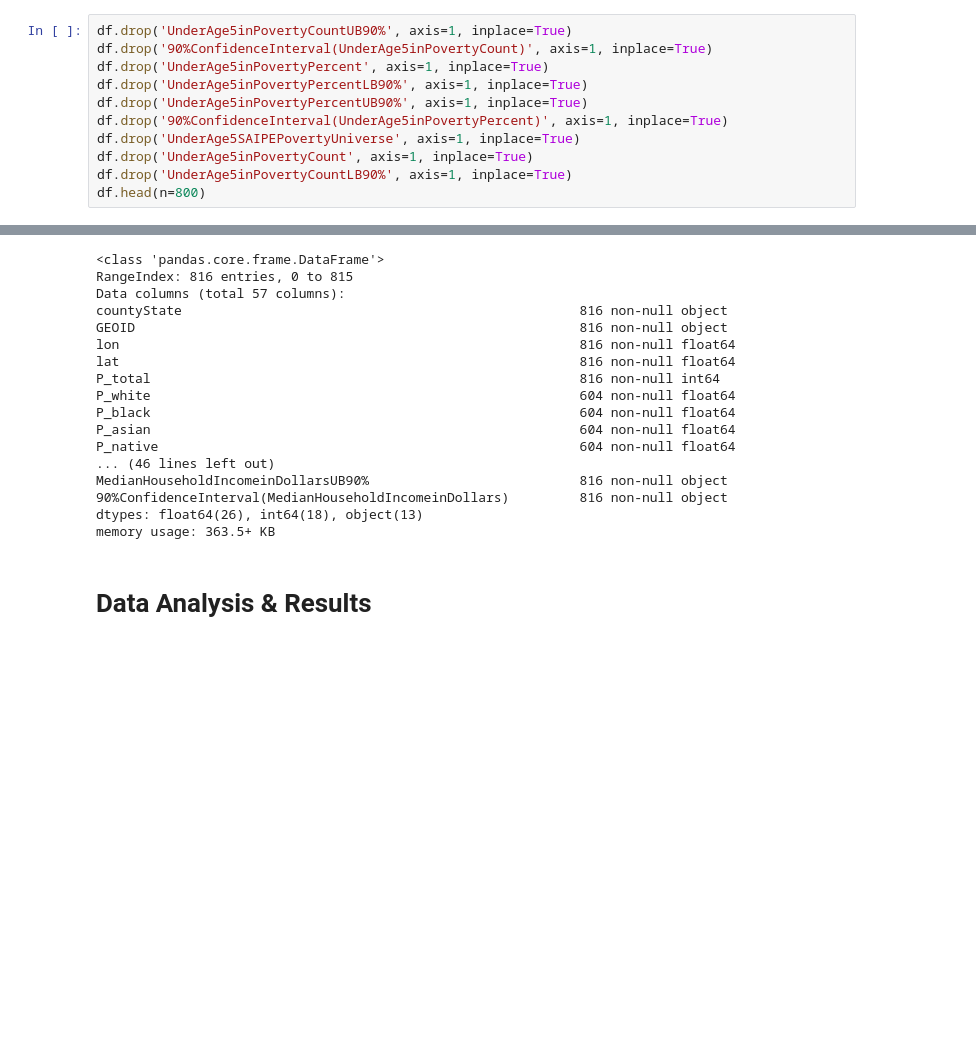
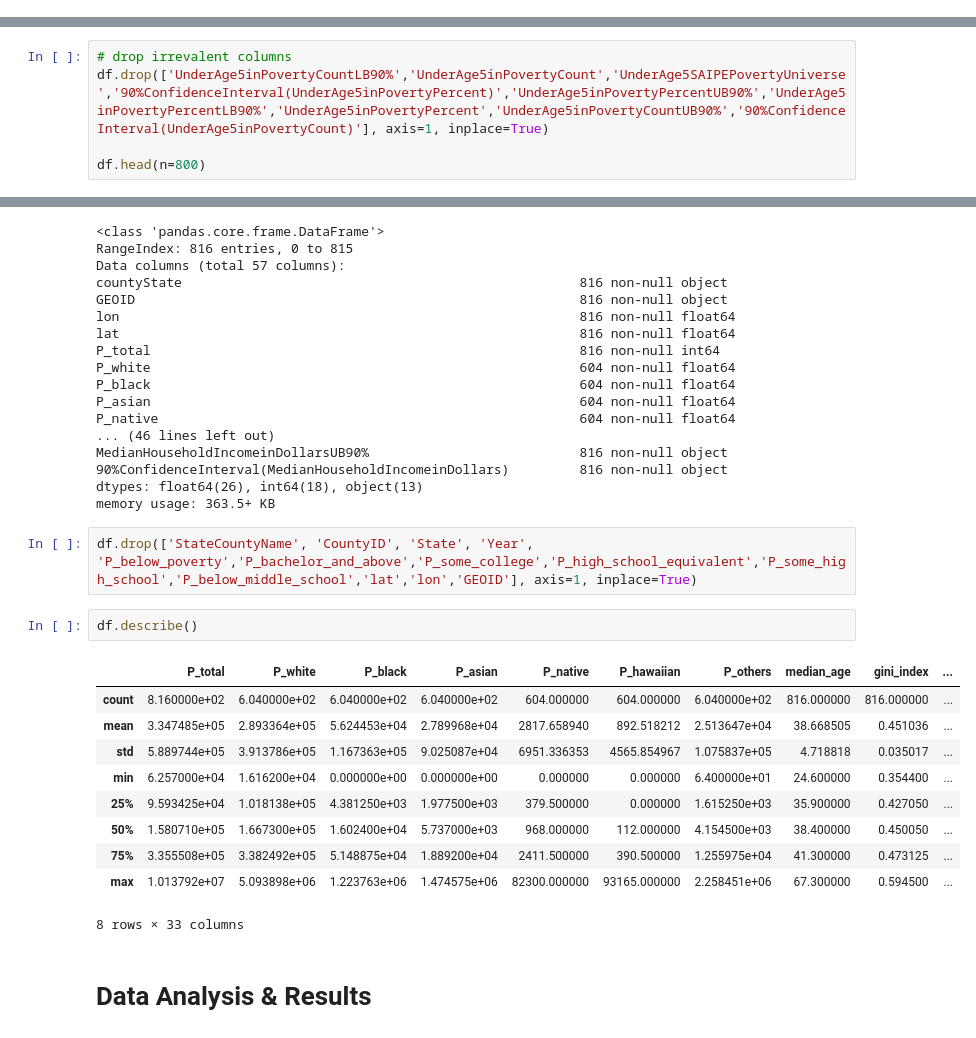
Before and after one commit to jij106/Projects, a Jupyter notebook: FinalProject.ipynb, the cells around one changed output, grey strips where cells are left out. Drawn from its saved outputs; the diff is of its cells as text; blank space fills up the shorter version.

```diff
--- a/FinalProject.ipynb
+++ b/FinalProject.ipynb
@@ -96,14 +97,3 @@ df.head(n=800)
 | 798 | Racine County (WI) | 05000US55101 | -87.414676 | 42.754075 | 195140 | 156136.0 | 21484.0 | 2903.0 | 1268.0 | 0.0 | ... |
 | 799 | Rock County (WI) | 05000US55105 | -89.075119 | 42.669931 | 161620 | 140747.0 | 7575.0 | 1734.0 | 563.0 | 0.0 | ... |
 800 rows × 66 columns
-# %%
-df.drop('UnderAge5inPovertyCountUB90%', axis=1, inplace=True)
-df.drop('90%ConfidenceInterval(UnderAge5inPovertyCount)', axis=1, inplace=True)
-df.drop('UnderAge5inPovertyPercent', axis=1, inplace=True)
-df.drop('UnderAge5inPovertyPercentLB90%', axis=1, inplace=True)
-df.drop('UnderAge5inPovertyPercentUB90%', axis=1, inplace=True)
-df.drop('90%ConfidenceInterval(UnderAge5inPovertyPercent)', axis=1, inplace=True)
-df.drop('UnderAge5SAIPEPovertyUniverse', axis=1, inplace=True)
-df.drop('UnderAge5inPovertyCount', axis=1, inplace=True)
-df.drop('UnderAge5inPovertyCountLB90%', axis=1, inplace=True)
-df.head(n=800)
@@ -128,0 +100,5 @@ df.head(n=800)
+# %%
+# drop irrevalent columns
+df.drop(['UnderAge5inPovertyCountLB90%','UnderAge5inPovertyCount','UnderAge5SAIPEPovertyUniverse','90%ConfidenceInterval(UnderAge5inPovertyPercent)','UnderAge5inPovertyPercentUB90%','UnderAge5inPovertyPercentLB90%','UnderAge5inPovertyPercent','UnderAge5inPovertyCountUB90%','90%ConfidenceInterval(UnderAge5inPovertyCount)'], axis=1, inplace=True)
+
+df.head(n=800)
@@ -146,6 +141,21 @@ MedianHouseholdIncomeinDollarsUB90%                           816 non-null objec
 90%ConfidenceInterval(MedianHouseholdIncomeinDollars)         816 non-null object
 dtypes: float64(26), int64(18), object(13)
 memory usage: 363.5+ KB
+# %%
+df.drop(['StateCountyName', 'CountyID', 'State', 'Year', 'P_below_poverty','P_bachelor_and_above','P_some_college','P_high_school_equivalent','P_some_high_school','P_below_middle_school','lat','lon','GEOID'], axis=1, inplace=True)
+# %%
+df.describe()
+# %% [output]
+|  | P_total | P_white | P_black | P_asian | P_native | P_hawaiian | P_others | median_age | gini_index | ... |
+| count | 8.160000e+02 | 6.040000e+02 | 6.040000e+02 | 6.040000e+02 | 604.000000 | 604.000000 | 6.040000e+02 | 816.000000 | 816.000000 | ... |
+| mean | 3.347485e+05 | 2.893364e+05 | 5.624453e+04 | 2.789968e+04 | 2817.658940 | 892.518212 | 2.513647e+04 | 38.668505 | 0.451036 | ... |
+| std | 5.889744e+05 | 3.913786e+05 | 1.167363e+05 | 9.025087e+04 | 6951.336353 | 4565.854967 | 1.075837e+05 | 4.718818 | 0.035017 | ... |
+| min | 6.257000e+04 | 1.616200e+04 | 0.000000e+00 | 0.000000e+00 | 0.000000 | 0.000000 | 6.400000e+01 | 24.600000 | 0.354400 | ... |
+| 25% | 9.593425e+04 | 1.018138e+05 | 4.381250e+03 | 1.977500e+03 | 379.500000 | 0.000000 | 1.615250e+03 | 35.900000 | 0.427050 | ... |
+| 50% | 1.580710e+05 | 1.667300e+05 | 1.602400e+04 | 5.737000e+03 | 968.000000 | 112.000000 | 4.154500e+03 | 38.400000 | 0.450050 | ... |
+| 75% | 3.355508e+05 | 3.382492e+05 | 5.148875e+04 | 1.889200e+04 | 2411.500000 | 390.500000 | 1.255975e+04 | 41.300000 | 0.473125 | ... |
+| max | 1.013792e+07 | 5.093898e+06 | 1.223763e+06 | 1.474575e+06 | 82300.000000 | 93165.000000 | 2.258451e+06 | 67.300000 | 0.594500 | ... |
+8 rows × 33 columns
 # %% [markdown]
 # Data Analysis & Results
 # %% [markdown]
```
Also changed, not shown: parts of 3 cells of this notebook.
